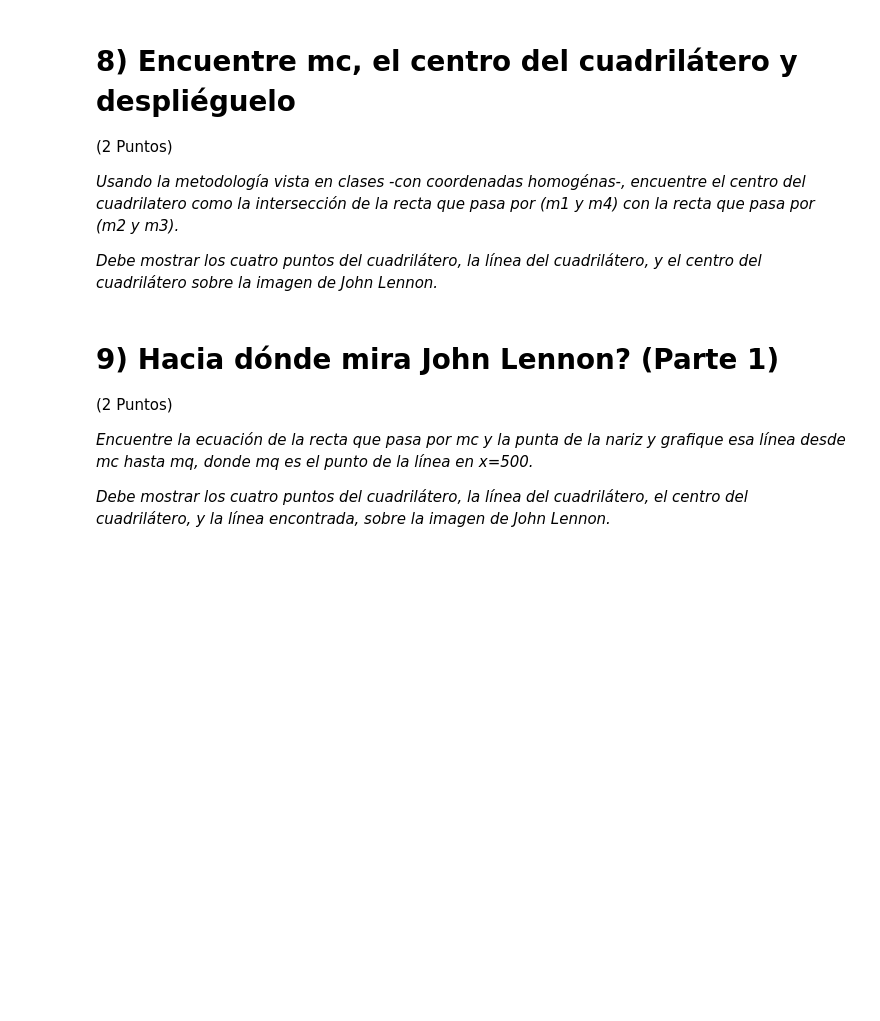
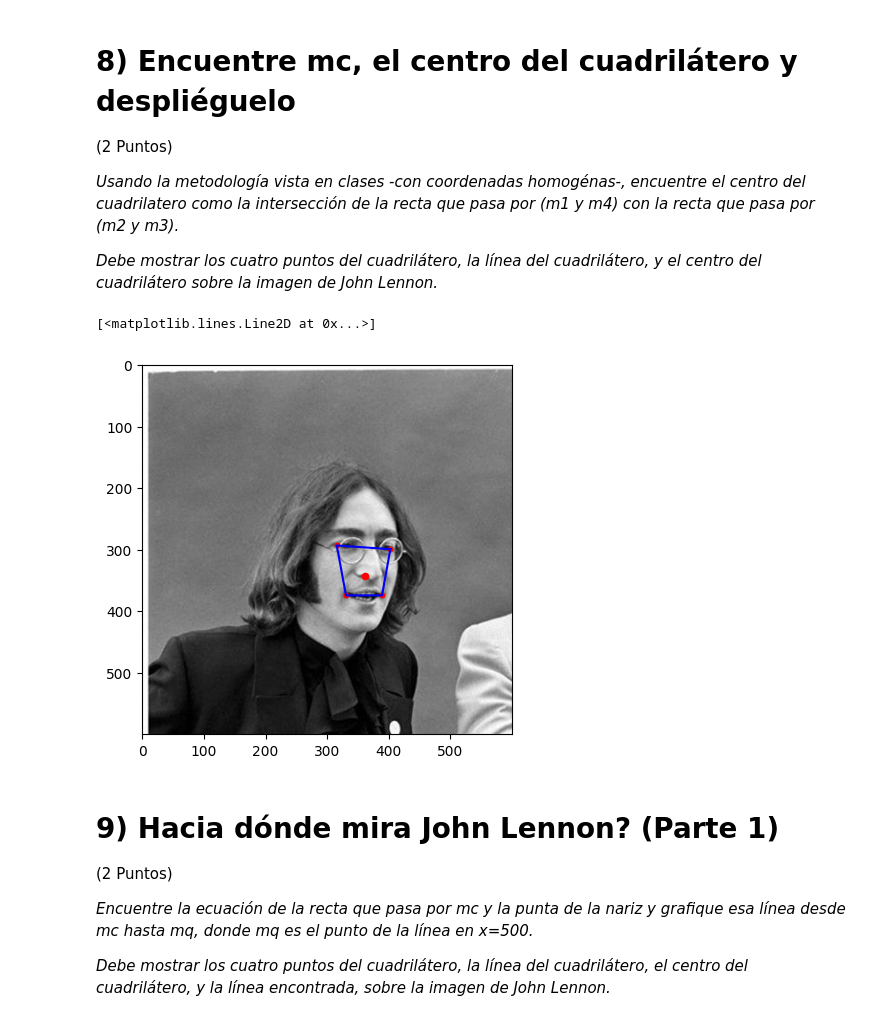
Before and after one commit to totoiii/IIC3800, a Jupyter notebook: E01_20778849k.ipynb, the cells around one changed output. Saved outputs shown, nothing was run; the diff lists cells and outputs as text; code cells hidden in the pictures; blank space fills up the shorter version.

```diff
--- a/E01_20778849k.ipynb
+++ b/E01_20778849k.ipynb
@@ -174,3 +193,20 @@ Defina los siguientes 4 puntos en ccordenadas homogéneas e imprimalos con `prin
+# %%
+ # PREGUNTA 8: ESCRIBA CODIGO AQUI
+m1_m4 = np.cross(m_1,m_4)
+m2_m3 = np.cross(m_2,m_3)
+x_interseccion = np.cross(m1_m4, m2_m3)[0]/np.cross(m1_m4, m2_m3)[2]
+y_interseccion = np.cross(m1_m4, m2_m3)[1]/np.cross(m1_m4, m2_m3)[2]
+
+plt.imshow(I)
+plt.scatter(loaded_x_array[0][36],loaded_y_array[0][36],c="red",s=10)
+plt.scatter(loaded_x_array[0][45],loaded_y_array[0][45],c="red",s=10)
+plt.scatter(loaded_x_array[0][48],loaded_y_array[0][48],c="red",s=10)
+plt.scatter(loaded_x_array[0][54],loaded_y_array[0][54],c="red",s=10)
+plt.scatter(x_interseccion, y_interseccion,c="red",s=20)
+plt.plot([loaded_x_array[0][45],loaded_x_array[0][36],loaded_x_array[0][48],loaded_x_array[0][54],loaded_x_array[0][45]],[loaded_y_array[0][45],loaded_y_array[0][36],loaded_y_array[0][48],loaded_y_array[0][54],loaded_y_array[0][45]],c="blue")
+# %% [output]
+[<matplotlib.lines.Line2D at 0x...>]
+[figure, added]
 # %% [markdown]
 # 9) Hacia dónde mira John Lennon? (Parte 1)
 
```
Also changed, not shown: parts of 6 cells of this notebook.
